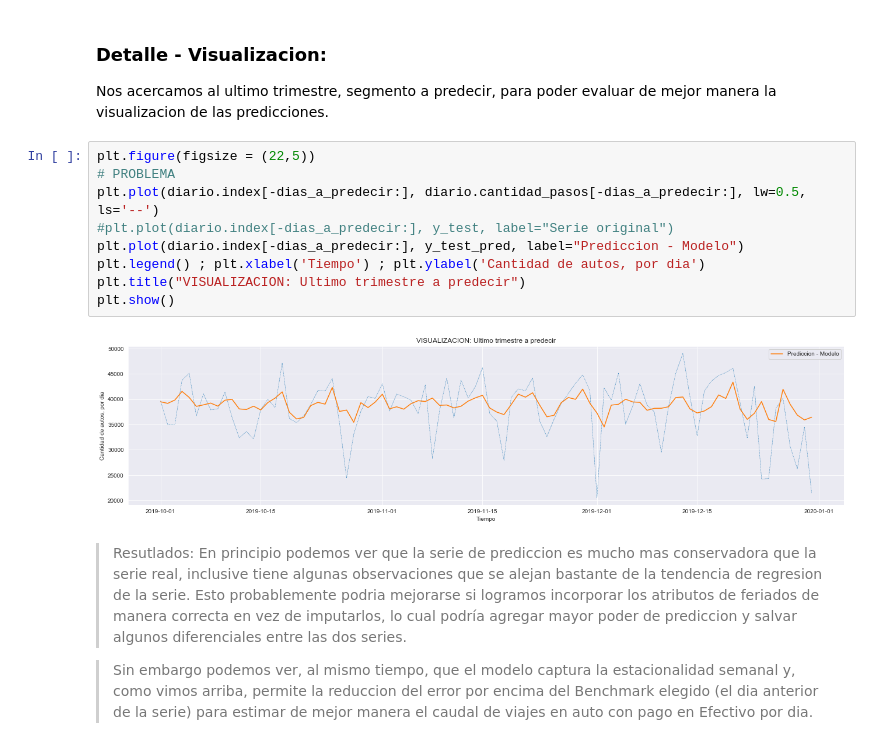
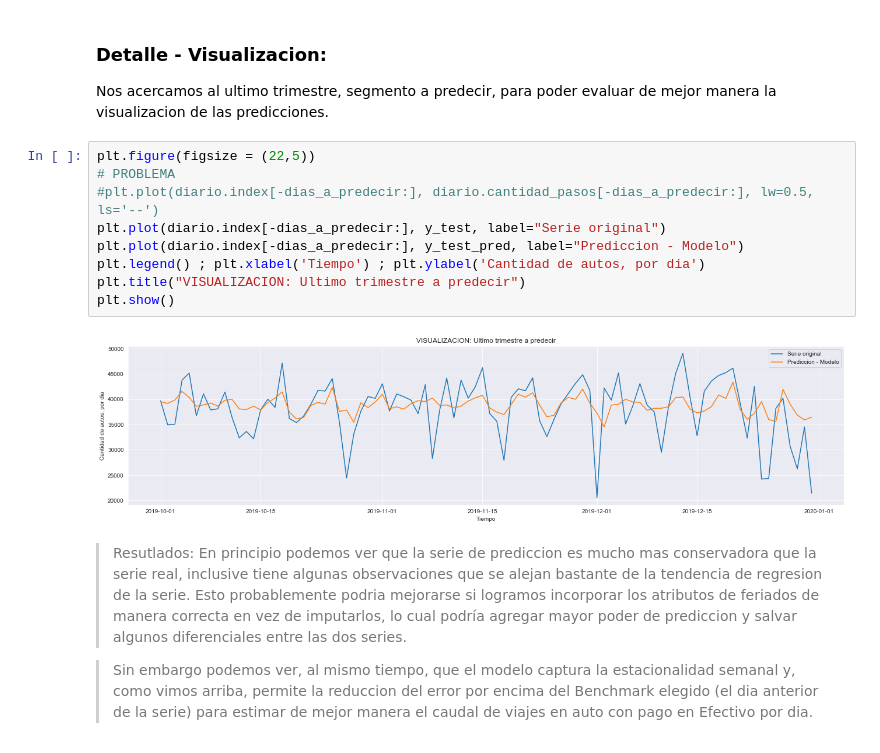
Before and after one commit to torres-federico-e/Acamica_proyecto_3, a Jupyter notebook: Proyecto 3 - Series de Tiempo.ipynb, the cells around one changed output. Drawn from its saved outputs; the diff is of its cells as text.

Commit message:
Notebook: Modifico visualizaciones de prediccion final

```diff
--- a/Proyecto 3 - Series de Tiempo.ipynb
+++ b/Proyecto 3 - Series de Tiempo.ipynb
@@ -1267,14 +1267,14 @@ Nos acercamos al ultimo trimestre, segmento a predecir, para poder evaluar de me
 # %%
 plt.figure(figsize = (22,5))
 # PROBLEMA
-plt.plot(diario.index[-dias_a_predecir:], diario.cantidad_pasos[-dias_a_predecir:], lw=0.5, ls='--')
-#plt.plot(diario.index[-dias_a_predecir:], y_test, label="Serie original")
+#plt.plot(diario.index[-dias_a_predecir:], diario.cantidad_pasos[-dias_a_predecir:], lw=0.5, ls='--')
+plt.plot(diario.index[-dias_a_predecir:], y_test, label="Serie original")
 plt.plot(diario.index[-dias_a_predecir:], y_test_pred, label="Prediccion - Modelo")
 plt.legend() ; plt.xlabel('Tiempo') ; plt.ylabel('Cantidad de autos, por dia')
 plt.title("VISUALIZACION: Ultimo trimestre a predecir")
 plt.show()
 # %% [output]
-[figure, old version]
+[figure, new version]
 # %% [markdown]
 > Resutlados: En principio podemos ver que la serie de prediccion es mucho mas conservadora que la serie real, inclusive tiene algunas observaciones que se alejan bastante de la tendencia de regresion de la serie. Esto probablemente podria mejorarse si logramos incorporar los atributos de feriados de manera correcta en vez de imputarlos, lo cual podría agregar mayor poder de prediccion y salvar algunos diferenciales entre las dos series.
 
```
